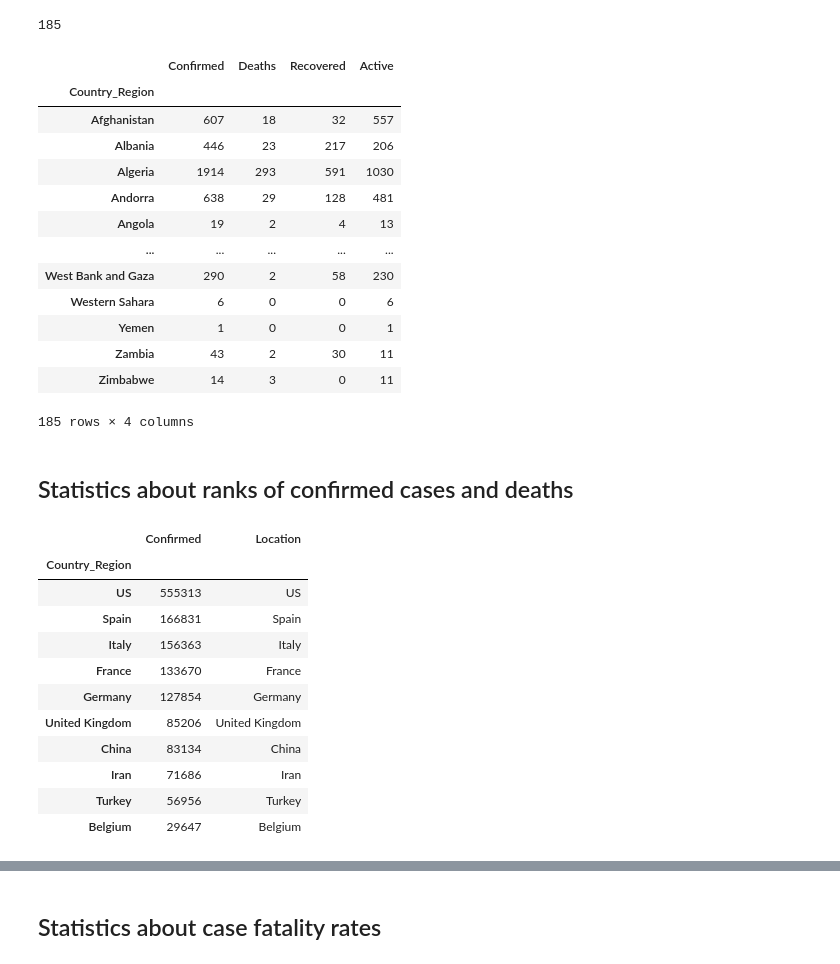
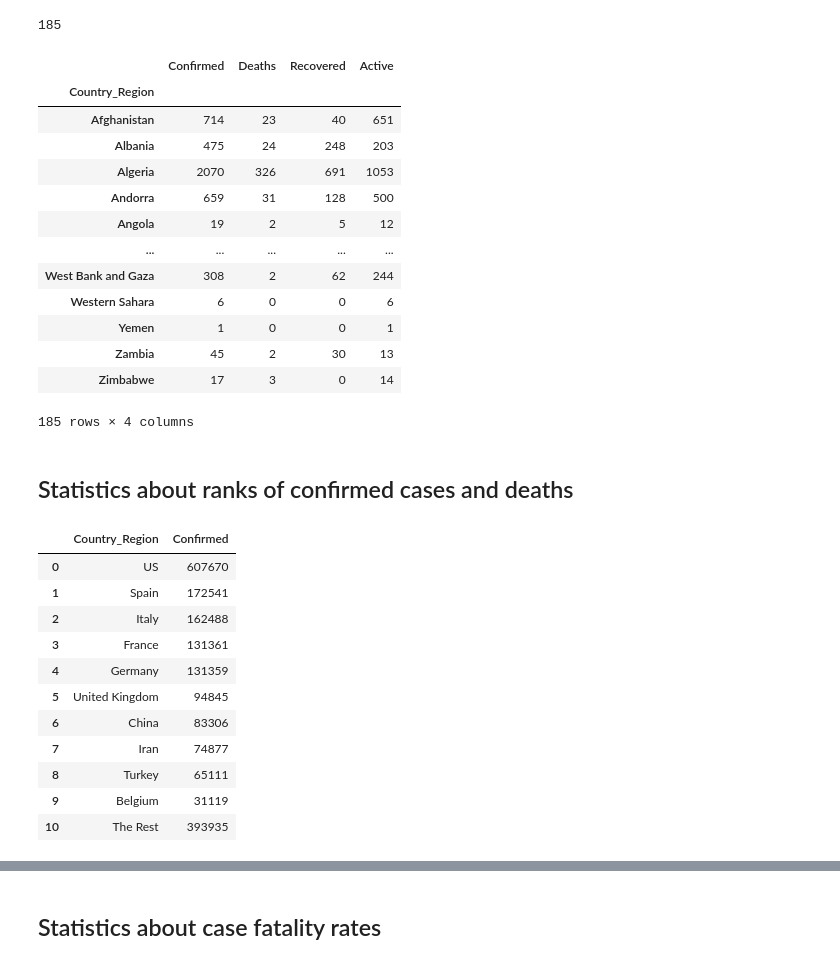
Before and after one commit to nnworkspace/covid19-insight, a Jupyter notebook: covid19-insight.ipynb, the cells around one changed output, grey strips where cells are left out. Saved outputs shown, nothing was run; the diff lists cells and outputs as text; code cells hidden in the pictures.

```diff
--- a/covid19-insight.ipynb
+++ b/covid19-insight.ipynb
@@ -19,7 +19,7 @@ matplotlib version:  3.1.3
 pandas version:  1.0.3
 numpy version:  1.18.1
 # %%
-dateStr = '2020-04-13'
+dateStr = '2020-04-14'
 
 covid_daily_df = pd.read_csv("data/{}.csv".format(dateStr))
 
@@ -69,41 +69,39 @@ df_country_cases
 # %% [output]
 |  | Confirmed | Deaths | Recovered | Active |
 | Country_Region |  |  |  |  |
-| Afghanistan | 607 | 18 | 32 | 557 |
-| Albania | 446 | 23 | 217 | 206 |
-| Algeria | 1914 | 293 | 591 | 1030 |
-| Andorra | 638 | 29 | 128 | 481 |
-| Angola | 19 | 2 | 4 | 13 |
+| Afghanistan | 714 | 23 | 40 | 651 |
+| Albania | 475 | 24 | 248 | 203 |
+| Algeria | 2070 | 326 | 691 | 1053 |
+| Andorra | 659 | 31 | 128 | 500 |
+| Angola | 19 | 2 | 5 | 12 |
 | ... | ... | ... | ... | ... |
-| West Bank and Gaza | 290 | 2 | 58 | 230 |
+| West Bank and Gaza | 308 | 2 | 62 | 244 |
 | Western Sahara | 6 | 0 | 0 | 6 |
 | Yemen | 1 | 0 | 0 | 1 |
-| Zambia | 43 | 2 | 30 | 11 |
-| Zimbabwe | 14 | 3 | 0 | 11 |
+| Zambia | 45 | 2 | 30 | 13 |
+| Zimbabwe | 17 | 3 | 0 | 14 |
 185 rows × 4 columns
 # %% [markdown]
 ## Statistics about ranks of confirmed cases and deaths
 # %%
 # sort the dataframe by confirmed cases, descending
-_confirmed = df_country_cases.sort_values(by = 'Confirmed', ascending = False)
-_confirmed['Location'] = _confirmed.index
-#_confirmed.Confirmed[11:-1]
+_confirmed = df_country_cases.sort_values(by = 'Confirmed', ascending = False).reset_index()
 
-df_confirmed = pd.DataFrame()
-df_confirmed['Location'] = _confirmed.iloc[0:10, 5]
-#df_confirmed
-d = _confirmed.iloc[0:10, [0,5]]
-d
+df_confirmed_main = _confirmed.iloc[0:10, [0,1]]
+df_pie_1 = df_confirmed_main.append({
+    'Country_Region': 'The Rest',
+    'Confirmed': sum(_confirmed.Confirmed[11:])}, ignore_index = True)
+df_pie_1
 # %% [output]
-|  | Confirmed | Location |
-| Country_Region |  |  |
-| US | 555313 | US |
-| Spain | 166831 | Spain |
-| Italy | 156363 | Italy |
-| France | 133670 | France |
-| Germany | 127854 | Germany |
-| United Kingdom | 85206 | United Kingdom |
-| China | 83134 | China |
-| Iran | 71686 | Iran |
-| Turkey | 56956 | Turkey |
-| Belgium | 29647 | Belgium |
+|  | Country_Region | Confirmed |
+| 0 | US | 607670 |
+| 1 | Spain | 172541 |
+| 2 | Italy | 162488 |
+| 3 | France | 131361 |
+| 4 | Germany | 131359 |
+| 5 | United Kingdom | 94845 |
+| 6 | China | 83306 |
+| 7 | Iran | 74877 |
+| 8 | Turkey | 65111 |
+| 9 | Belgium | 31119 |
+| 10 | The Rest | 393935 |
```
Also changed, not shown: parts of 20 cells of this notebook.
